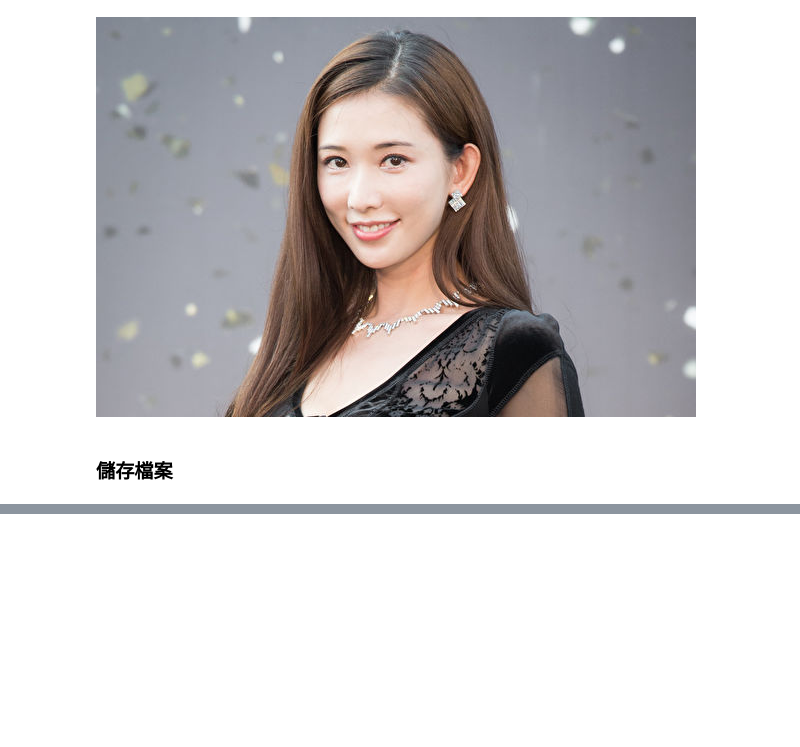
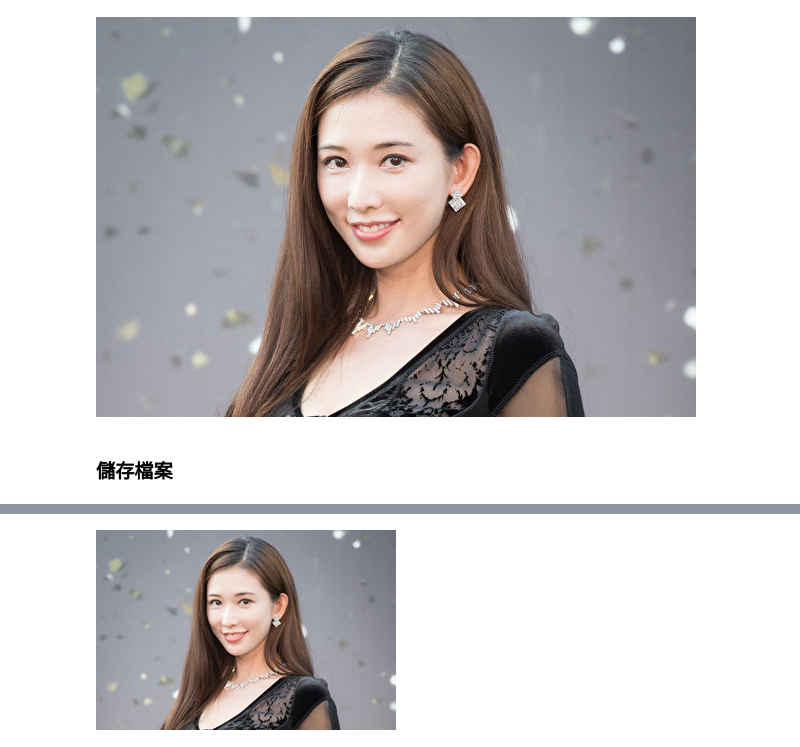
Before and after one commit to AlvisSu/20250312-, a Jupyter notebook: 20250402筆記.ipynb, the cells around one changed output, grey strips where cells are left out. Drawn from its saved outputs; the diff is of its cells as text; code cells hidden in the pictures; blank space fills up the shorter version.

```diff
--- a/20250402筆記.ipynb
+++ b/20250402筆記.ipynb
@@ -294,0 +314,4 @@ img.convert("L").save("lin_gray.jpg")
+# %%
+img.resize((600//2, 400//2))
+# %% [output]
+[figure, added]
```
Also changed, not shown: parts of 18 cells of this notebook.
